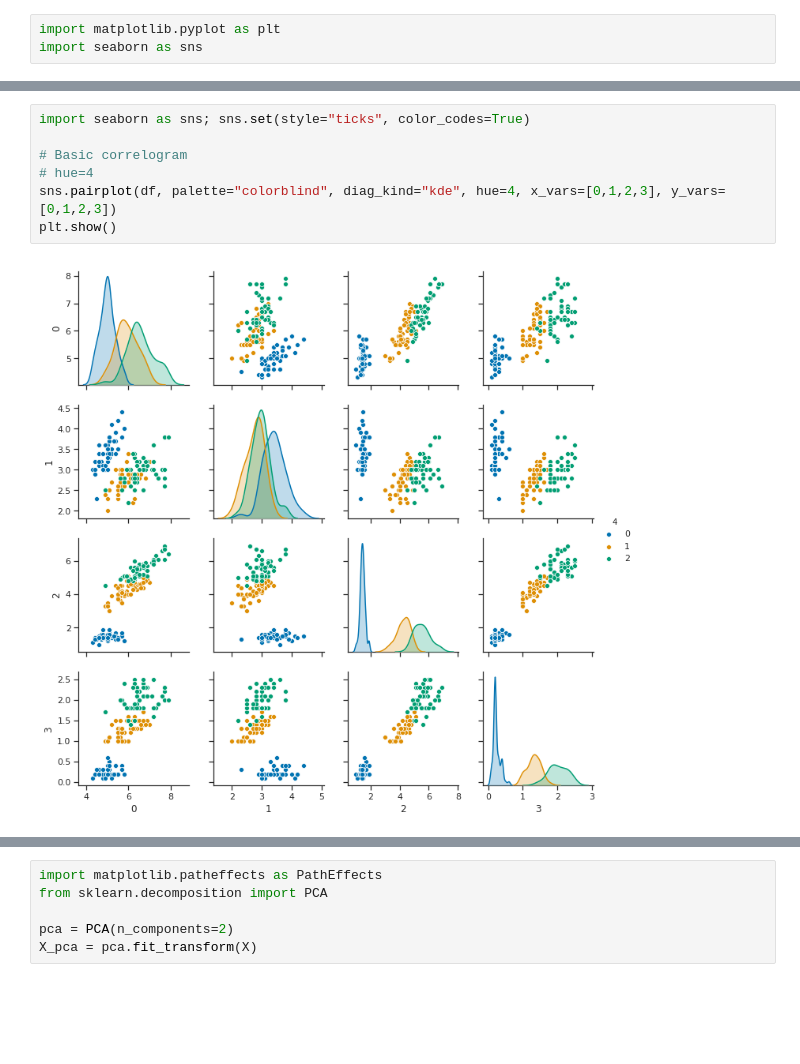
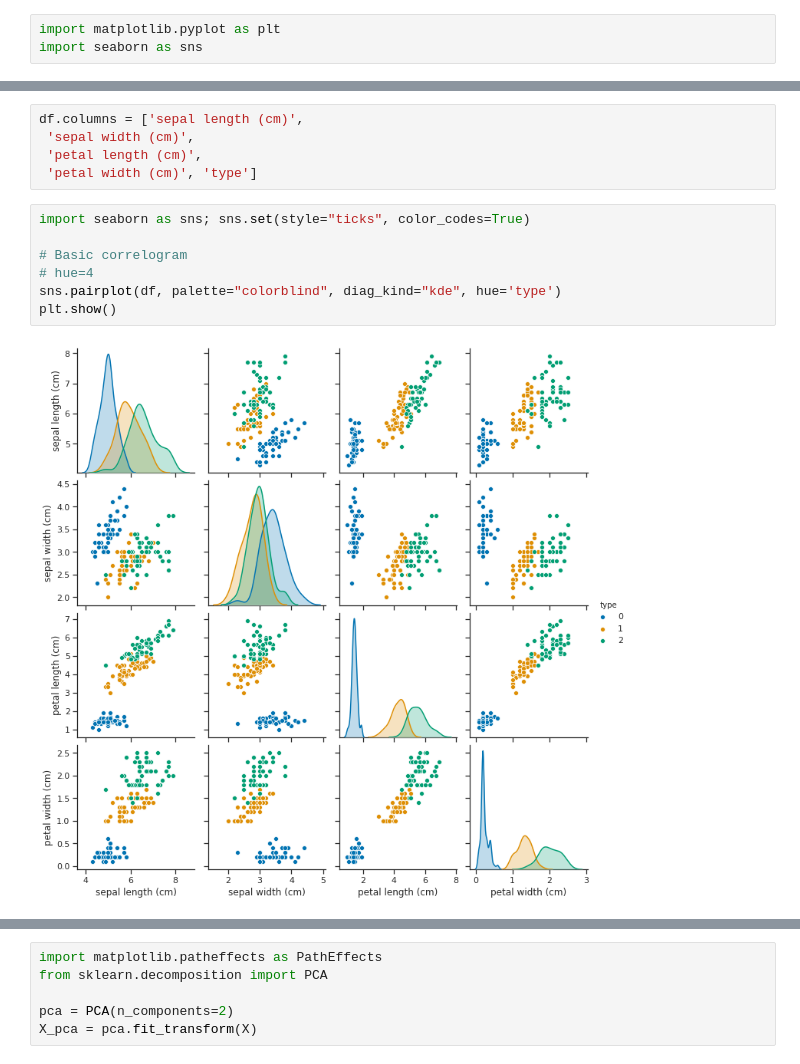
Before and after one commit to Mafidyuz/Presentazione-Reti-Neurali, a Jupyter notebook: mario_cappa/iris/iris.ipynb, the cells around one changed output, grey strips where cells are left out. Cells and saved outputs as stored; diff of their text form; blank space fills up the shorter version.

```diff
--- a/mario_cappa/iris/iris.ipynb
+++ b/mario_cappa/iris/iris.ipynb
@@ -92,9 +89,14 @@ plt.show()
+# %%
+df.columns = ['sepal length (cm)',
+ 'sepal width (cm)',
+ 'petal length (cm)',
+ 'petal width (cm)', 'type']
 # %%
 import seaborn as sns; sns.set(style="ticks", color_codes=True)
 
 # Basic correlogram
 # hue=4
-sns.pairplot(df, palette="colorblind", diag_kind="kde", hue=4, x_vars=[0,1,2,3], y_vars=[0,1,2,3])
+sns.pairplot(df, palette="colorblind", diag_kind="kde", hue='type')
 plt.show()
 # %% [output]
-[figure, old version]
+[figure, new version]
```
Also changed, not shown: parts of 4 cells of this notebook.
